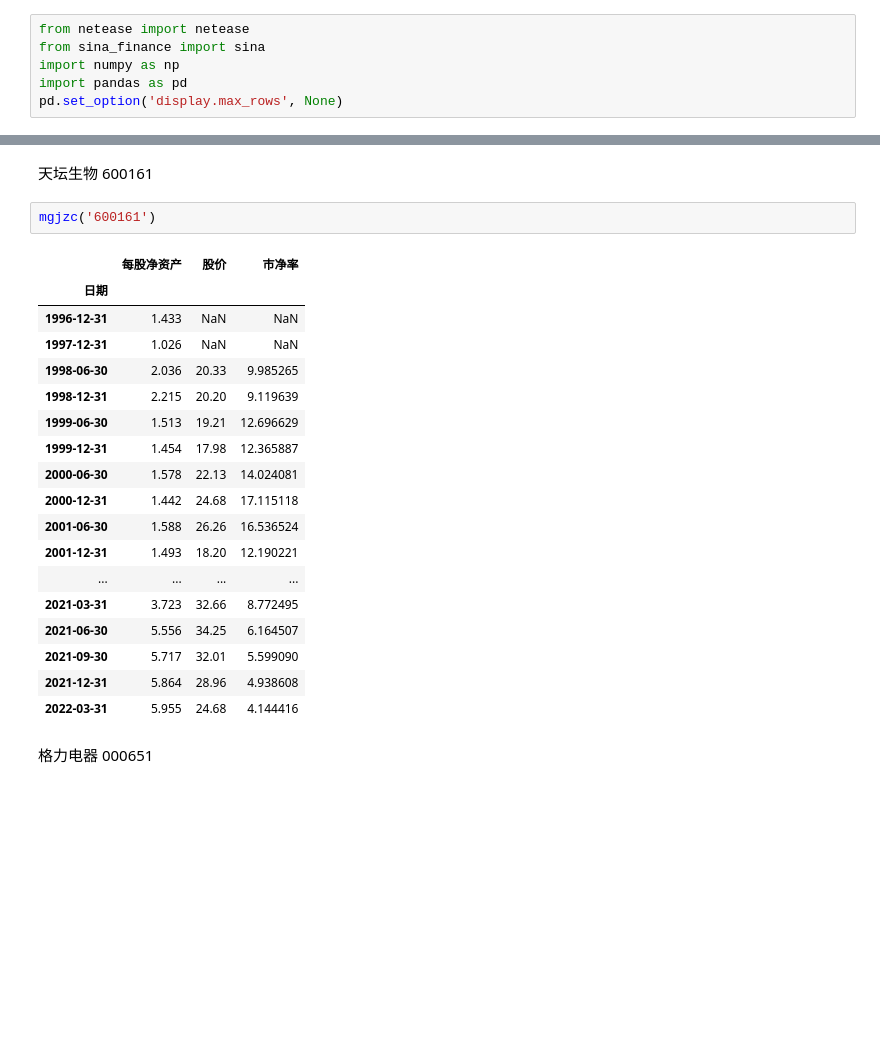
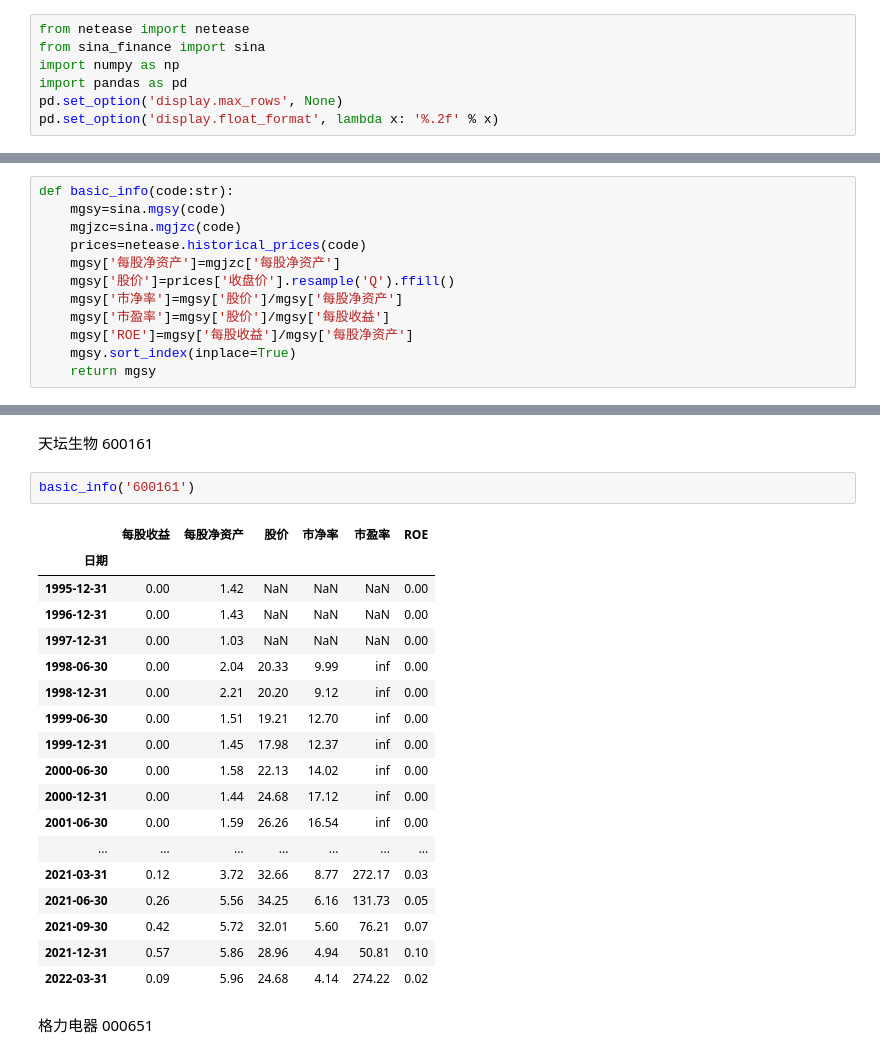
Before and after one commit to songjian/economic-data-tools, a Jupyter notebook: 盛京剑客《从净资产角度思考股票投资》.ipynb, the cells around one changed output, grey strips where cells are left out. Saved outputs shown, nothing was run; the diff lists cells and outputs as text; blank space fills up the shorter version.

```diff
--- a/盛京剑客《从净资产角度思考股票投资》.ipynb
+++ b/盛京剑客《从净资产角度思考股票投资》.ipynb
@@ -4,3 +4,4 @@ from sina_finance import sina
 import numpy as np
 import pandas as pd
 pd.set_option('display.max_rows', None)
+pd.set_option('display.float_format', lambda x: '%.2f' % x)
@@ -17,3 +8,15 @@ def basic_info(code:str):
+# %%
+def basic_info(code:str):
+    mgsy=sina.mgsy(code)
+    mgjzc=sina.mgjzc(code)
+    prices=netease.historical_prices(code)
+    mgsy['每股净资产']=mgjzc['每股净资产']
+    mgsy['股价']=prices['收盘价'].resample('Q').ffill()
+    mgsy['市净率']=mgsy['股价']/mgsy['每股净资产']
+    mgsy['市盈率']=mgsy['股价']/mgsy['每股收益']
+    mgsy['ROE']=mgsy['每股收益']/mgsy['每股净资产']
+    mgsy.sort_index(inplace=True)
+    return mgsy
 # %%
 def dividend_yield(code):
     """股息率
@@ -44,26 +47,26 @@ basic_info('601888')
 # %% [markdown]
 天坛生物 600161
 # %%
-mgjzc('600161')
+basic_info('600161')
 # %% [output]
-|  | 每股净资产 | 股价 | 市净率 |
-| 日期 |  |  |  |
-| 1996-12-31 | 1.433 | NaN | NaN |
-| 1997-12-31 | 1.026 | NaN | NaN |
-| 1998-06-30 | 2.036 | 20.33 | 9.985265 |
-| 1998-12-31 | 2.215 | 20.20 | 9.119639 |
-| 1999-06-30 | 1.513 | 19.21 | 12.696629 |
-| 1999-12-31 | 1.454 | 17.98 | 12.365887 |
-| 2000-06-30 | 1.578 | 22.13 | 14.024081 |
-| 2000-12-31 | 1.442 | 24.68 | 17.115118 |
-| 2001-06-30 | 1.588 | 26.26 | 16.536524 |
-| 2001-12-31 | 1.493 | 18.20 | 12.190221 |
-| ... | ... | ... | ... |
-| 2021-03-31 | 3.723 | 32.66 | 8.772495 |
-| 2021-06-30 | 5.556 | 34.25 | 6.164507 |
-| 2021-09-30 | 5.717 | 32.01 | 5.599090 |
-| 2021-12-31 | 5.864 | 28.96 | 4.938608 |
-| 2022-03-31 | 5.955 | 24.68 | 4.144416 |
+|  | 每股收益 | 每股净资产 | 股价 | 市净率 | 市盈率 | ROE |
+| 日期 |  |  |  |  |  |  |
+| 1995-12-31 | 0.00 | 1.42 | NaN | NaN | NaN | 0.00 |
+| 1996-12-31 | 0.00 | 1.43 | NaN | NaN | NaN | 0.00 |
+| 1997-12-31 | 0.00 | 1.03 | NaN | NaN | NaN | 0.00 |
+| 1998-06-30 | 0.00 | 2.04 | 20.33 | 9.99 | inf | 0.00 |
+| 1998-12-31 | 0.00 | 2.21 | 20.20 | 9.12 | inf | 0.00 |
+| 1999-06-30 | 0.00 | 1.51 | 19.21 | 12.70 | inf | 0.00 |
+| 1999-12-31 | 0.00 | 1.45 | 17.98 | 12.37 | inf | 0.00 |
+| 2000-06-30 | 0.00 | 1.58 | 22.13 | 14.02 | inf | 0.00 |
+| 2000-12-31 | 0.00 | 1.44 | 24.68 | 17.12 | inf | 0.00 |
+| 2001-06-30 | 0.00 | 1.59 | 26.26 | 16.54 | inf | 0.00 |
+| ... | ... | ... | ... | ... | ... | ... |
+| 2021-03-31 | 0.12 | 3.72 | 32.66 | 8.77 | 272.17 | 0.03 |
+| 2021-06-30 | 0.26 | 5.56 | 34.25 | 6.16 | 131.73 | 0.05 |
+| 2021-09-30 | 0.42 | 5.72 | 32.01 | 5.60 | 76.21 | 0.07 |
+| 2021-12-31 | 0.57 | 5.86 | 28.96 | 4.94 | 50.81 | 0.10 |
+| 2022-03-31 | 0.09 | 5.96 | 24.68 | 4.14 | 274.22 | 0.02 |
 # %% [markdown]
 格力电器 000651
 # %%
```
Also changed, not shown: parts of 11 cells of this notebook.
